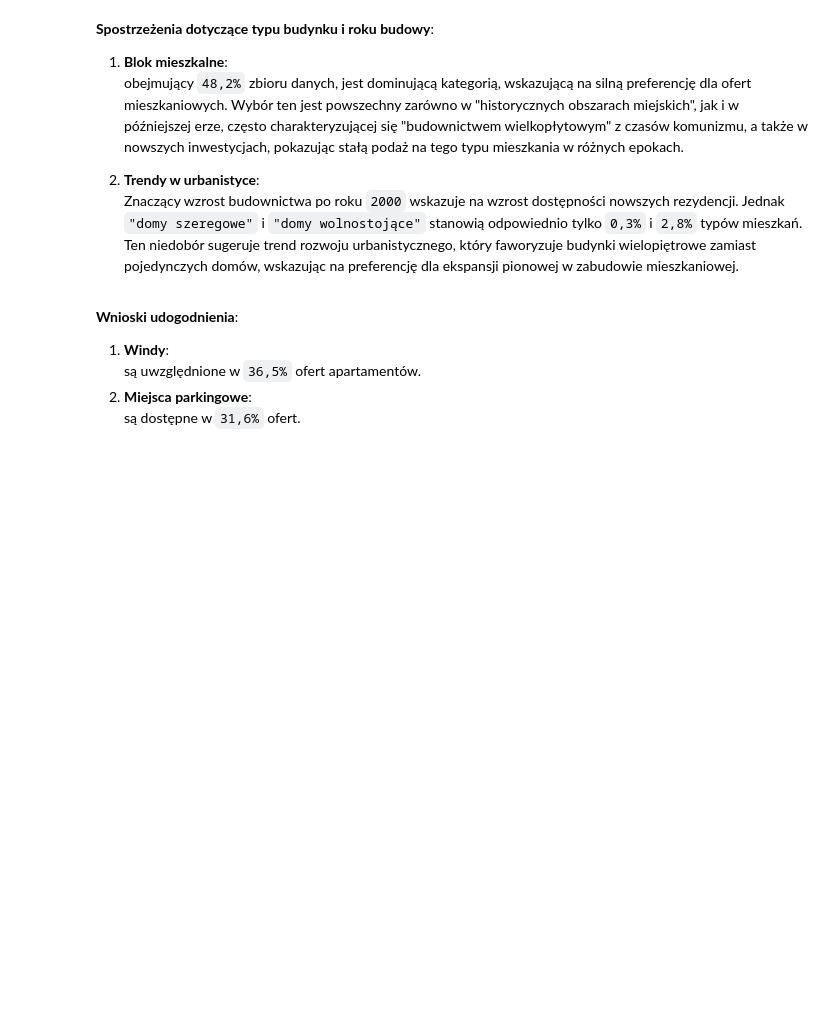
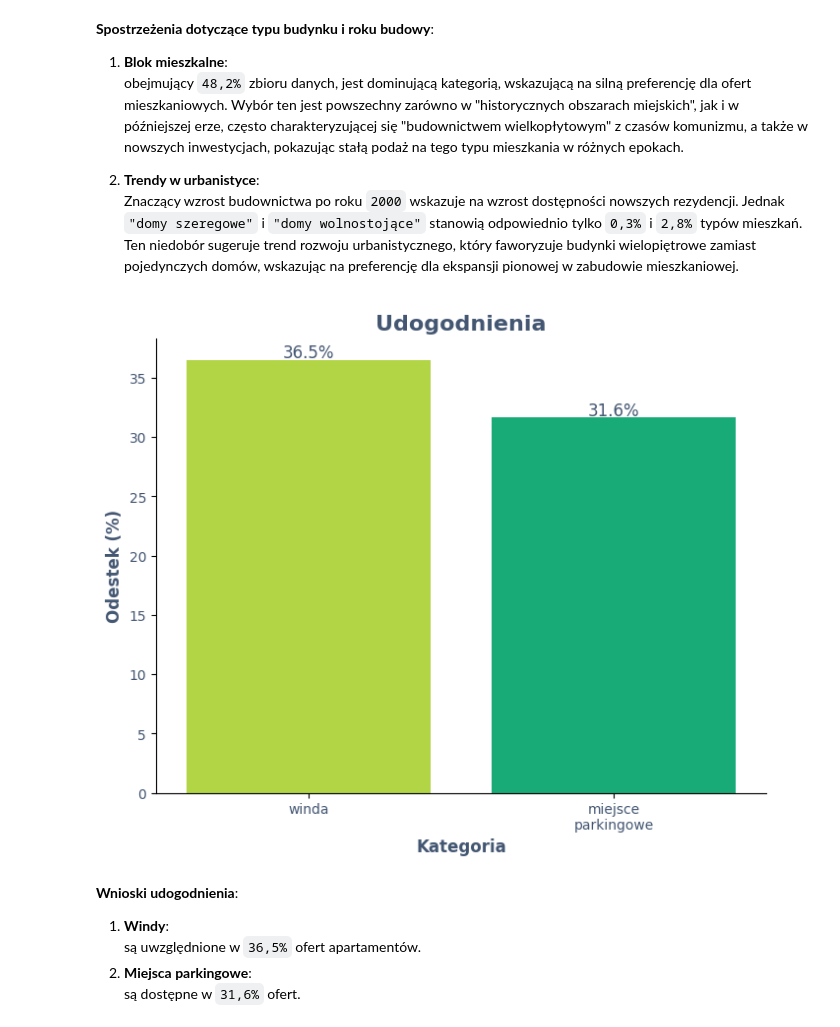
Before and after one commit to Luk-kar/Home-Market-Harvester, a Jupyter notebook: notebooks/003_EDA.pl.ipynb, the cells around one changed output. Saved outputs shown, nothing was run; the diff lists cells and outputs as text; code cells hidden in the pictures; blank space fills up the shorter version.

```diff
--- a/notebooks/003_EDA.pl.ipynb
+++ b/notebooks/003_EDA.pl.ipynb
@@ -1184,7 +1177,7 @@ def visualize_true_percentage_by_category(df: pd.DataFrame, main_category: str):
     # Sort by percentage, 'no_information' should be last
     category_percentage = category_percentage.sort_values(ascending=False)
     if 'no_information' in category_percentage.index:
-        category_percentage = move_index_to_last(category_percentage, 'no_information')
+        category_percentage = move_index_to_last(category_percentage, 'brak_informacji')
 
     # Create a bar plot
     if category_percentage.index.__len__() >= 5:
@@ -1202,38 +1195,40 @@ def visualize_true_percentage_by_category(df: pd.DataFrame, main_category: str):
         adjusted_length = length - 5
     my_palette = ['#bfed2d'] + ['#00c37f'] + ["#007e90"]*2 + ['#51006f']*adjusted_length
 
-    if 'no_information' in category_percentage.index:
+    if 'brak_informacji' in category_percentage.index:
         my_palette = my_palette[:max(1, length - 1)] + ['#b3b3b3']
 
     more_readable_index = []
     for _index in category_percentage.index:
         more_readable_index.append(_index.replace('_', '\n'))
 
     category_percentage.index = more_readable_index
 
     sns.barplot(x=category_percentage.index, y=category_percentage.values, ax=ax, palette=my_palette)
 
     # Add labels to the plot
-    title = "Percentage in " + main_category.replace('_', ' ').title()
+    title = main_category.replace('_', ' ').title()
     plt.title(title, color=aesthetics_plots['label_color'], fontsize=aesthetics_plots['title_size'], weight=aesthetics_plots['fontweight'])
-    plt.xlabel('Category', color=aesthetics_plots['label_color'], fontsize=aesthetics_plots['y_and_x_label_size'], weight=aesthetics_plots['fontweight'])
-    plt.ylabel('Percentage of True (%)', color=aesthetics_plots['label_color'], fontsize=aesthetics_plots['y_and_x_label_size'], weight=aesthetics_plots['fontweight'])
+    plt.xlabel('Kategoria', color=aesthetics_plots['label_color'], fontsize=aesthetics_plots['y_and_x_label_size'], weight=aesthetics_plots['fontweight'])
+    plt.ylabel('Odestek (%)', color=aesthetics_plots['label_color'], fontsize=aesthetics_plots['y_and_x_label_size'], weight=aesthetics_plots['fontweight'])
 
     plt.xticks(color=aesthetics_plots['label_color'])
     plt.yticks(color=aesthetics_plots['label_color'])
 
     sns.despine(right=True, top=True)
 
     # Add percentage labels on the bars
     for p in ax.patches:
         ax.annotate(f"{p.get_height():.1f}%", (p.get_x() + p.get_width() / 2., p.get_height()),
                     ha='center', va='center', fontsize=12, color=aesthetics_plots['label_color'], xytext=(0, 5),
                     textcoords='offset points')
 
     # Display the plot
     plt.show()
 
-visualize_true_percentage_by_category(combined_df, 'amenities')
+visualize_true_percentage_by_category(combined_df, 'udogodnienia')
+# %% [output]
+[figure, added]
 # %% [markdown]
 **Wnioski udogodnienia**:
 1. **Windy**:<br>
```
Also changed, not shown: parts of 21 cells of this notebook.
